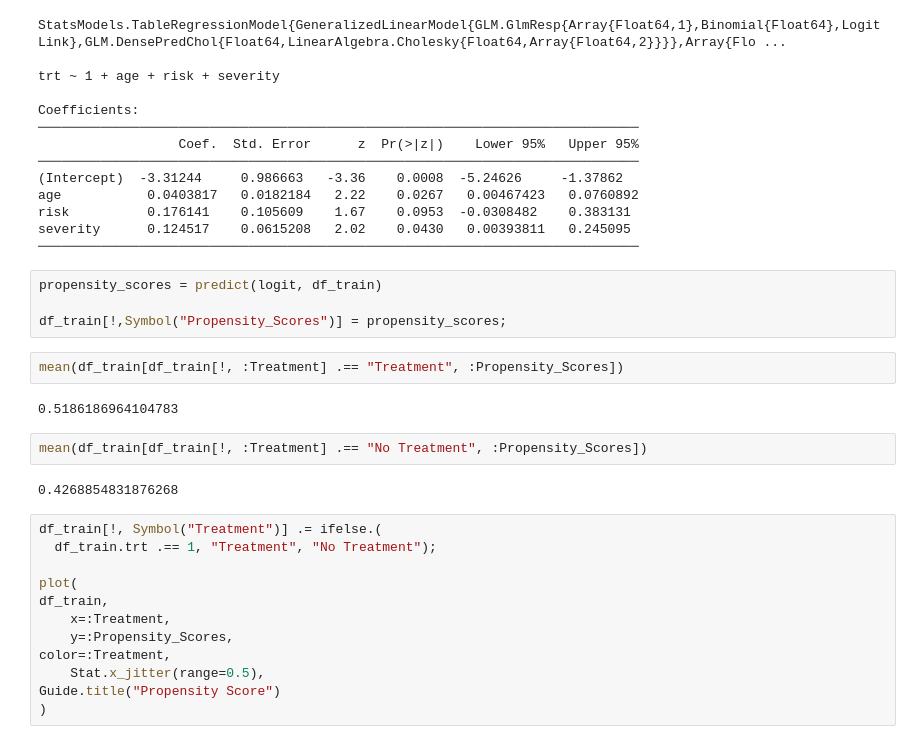
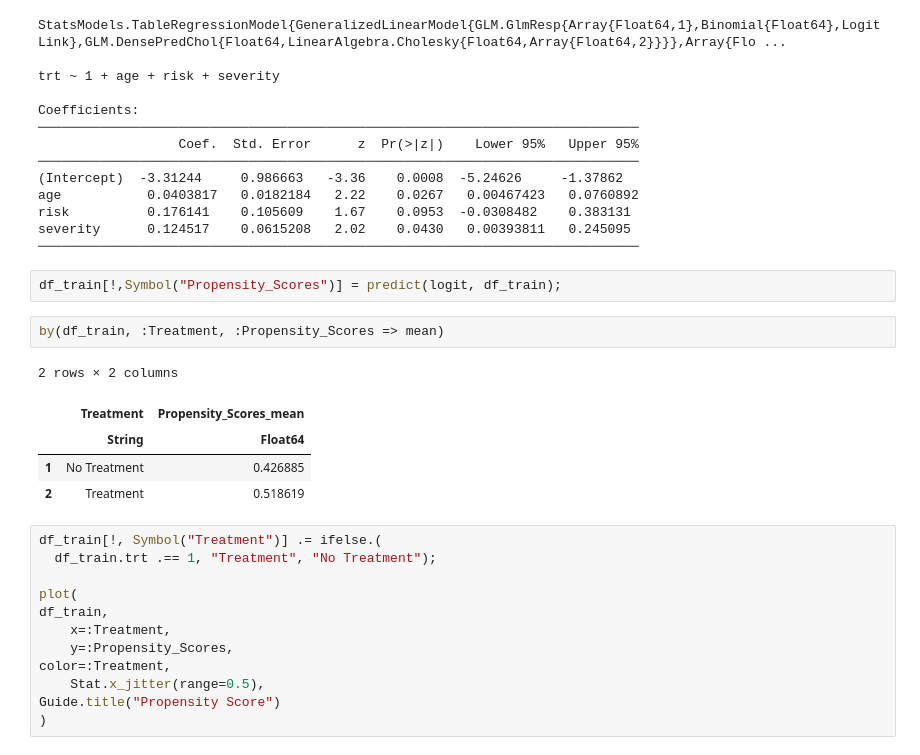
Before and after one commit to pkmklong/propensity, a Jupyter notebook: Propensity/builderbooks/development.ipynb, the cells around one changed output. Cells and saved outputs as stored; diff of their text form.

```diff
--- a/Propensity/builderbooks/development.ipynb
+++ b/Propensity/builderbooks/development.ipynb
@@ -98,18 +99,16 @@ age           0.0403817   0.0182184   2.22    0.0267   0.00467423   0.0760892
 risk          0.176141    0.105609    1.67    0.0953  -0.0308482    0.383131
 severity      0.124517    0.0615208   2.02    0.0430   0.00393811   0.245095
 ─────────────────────────────────────────────────────────────────────────────
-# %%
-propensity_scores = predict(logit, df_train)
-
-df_train[!,Symbol("Propensity_Scores")] = propensity_scores;
+# %%
+df_train[!,Symbol("Propensity_Scores")] = predict(logit, df_train);
 # %%
-mean(df_train[df_train[!, :Treatment] .== "Treatment", :Propensity_Scores])
+by(df_train, :Treatment, :Propensity_Scores => mean)
 # %% [output]
-0.5186186964104783
+2 rows × 2 columns
+|  | Treatment | Propensity_Scores_mean |
+|  | String | Float64 |
+| 1 | No Treatment | 0.426885 |
+| 2 | Treatment | 0.518619 |
-# %%
-mean(df_train[df_train[!, :Treatment] .== "No Treatment", :Propensity_Scores])
-# %% [output]
-0.4268854831876268
 # %%
 df_train[!, Symbol("Treatment")] .= ifelse.(
   df_train.trt .== 1, "Treatment", "No Treatment");
```
Also changed, not shown: parts of 7 cells of this notebook, 1 other file.
